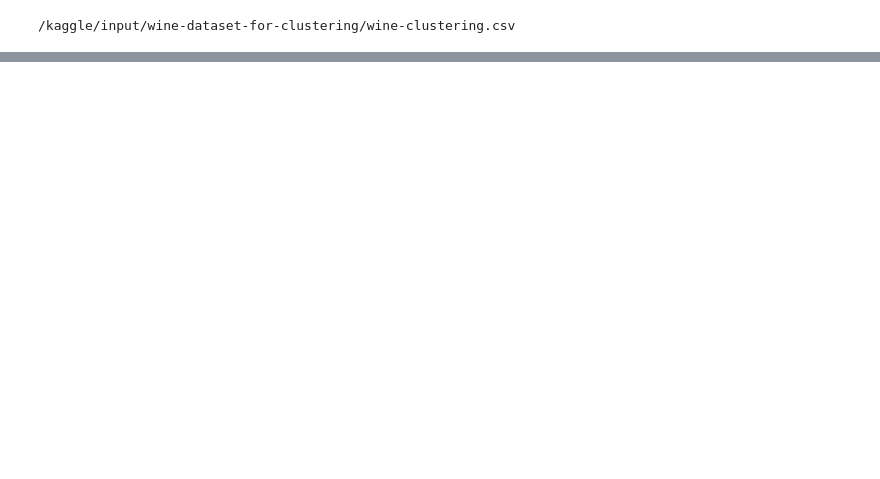
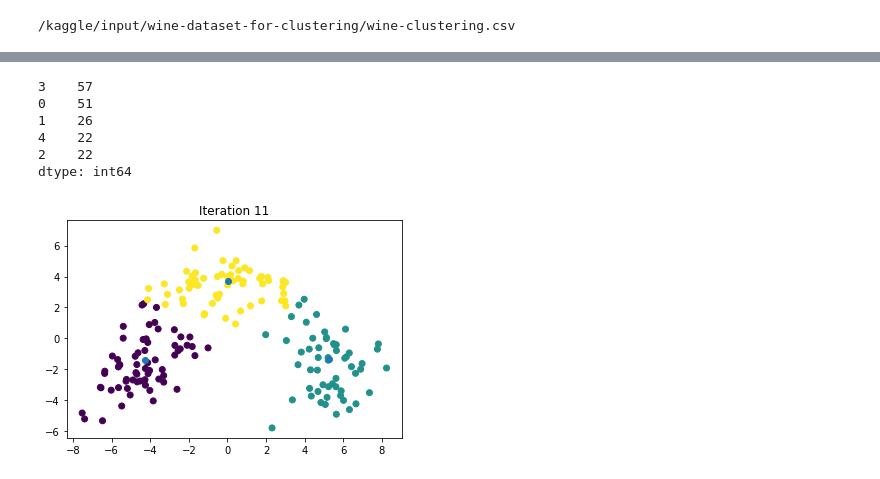
Before and after one commit to TROISTROIS/WINE-CLUSTERING-, a Jupyter notebook: wine-clustering.ipynb, the cells around one changed output, grey strips where cells are left out. Drawn from its saved outputs; the diff is of its cells as text; code cells hidden in the pictures; blank space fills up the shorter version.

Commit message:
Kaggle Notebook | Wine Clustering  | Do K-Means from scratch with PCA

```diff
--- a/wine-clustering.ipynb
+++ b/wine-clustering.ipynb
@@ -21,0 +173,48 @@ for dirname, _, filenames in os.walk('/kaggle/input'):
+# %%
+def get_labels(data, centroids):
+    # label each datapoint according to the clusters
+    distances = centroids.apply(lambda x: np.sqrt(((data-x) ** 2).sum(axis=1)))
+    # find which cluster wines are in
+    return distances.idxmin(axis=1)
+# %%
+labels = get_labels(data,centroids)
+# %%
+# how many wines are in each cluster
+labels.value_counts()
+# %% [output]
+3    57
+0    51
+1    26
+4    22
+2    22
+dtype: int64
+# %%
+def new_centroids(data,labels,k):
+    # update the centroids based on what is in the cluster
+    return data.groupby(labels).apply(lambda x: np.exp(np.log(x).mean())).T
+# %%
+def plot_clusters(data,labels,centroids,iteration):
+    pca = PCA(n_components=2)
+    new_data = pca.fit_transform(data)
+    centroids_2d = pca.transform(centroids.T)
+    clear_output(wait=True)
+    plt.title(f"Iteration {iteration}")
+    # plot each datapoint into the graph
+    plt.scatter(x=new_data[:,0],y=new_data[:,1], c=labels)
+    plt.scatter(x=centroids_2d[:,0],y=centroids_2d[:,1])
+    plt.show()
+# %%
+# kmeans
+max_iterations = 100
+k=3
+centroids = random_centroids(data,k)
+old_centroids = pd.DataFrame()
+iteration = 1
+while iteration < max_iterations and not centroids.equals(old_centroids):
+    old_centroids = centroids
+    labels = get_labels(data, centroids)
+    centroids = new_centroids(data,labels,k)
+    plot_clusters(data,labels,centroids,iteration)
+    iteration += 1
+# %% [output]
+[figure, added]
```
Also changed, not shown: parts of 23 cells of this notebook.
